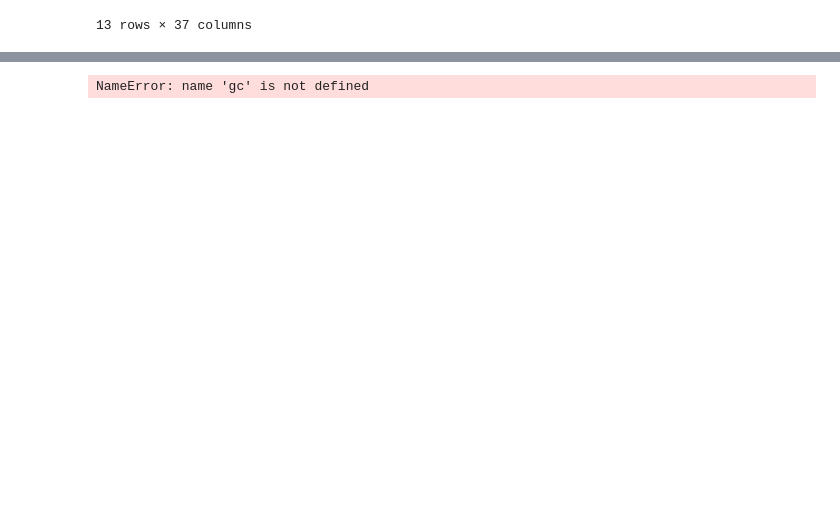
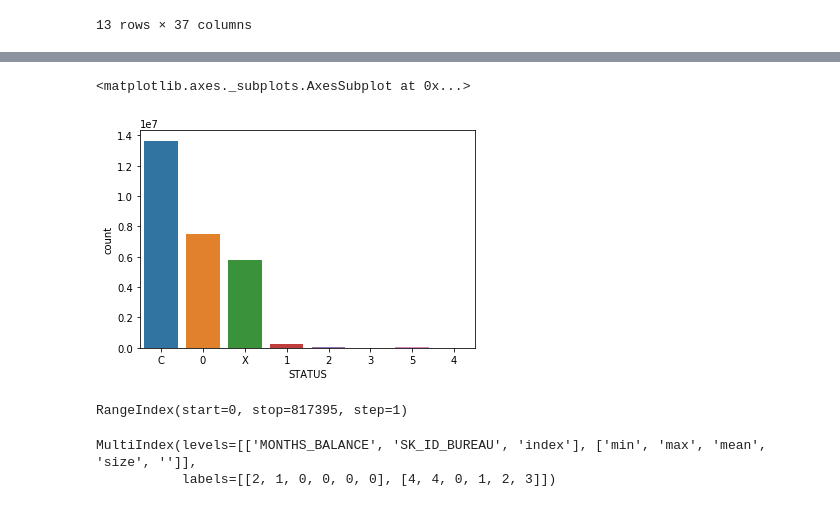
Before and after one commit to kugmax/fastai_learn, a Jupyter notebook: Home Credit Default Risk.ipynb, the cells around one changed output, grey strips where cells are left out. Cells and saved outputs as stored; diff of their text form; code cells hidden in the pictures; blank space fills up the shorter version.

```diff
--- a/Home Credit Default Risk.ipynb
+++ b/Home Credit Default Risk.ipynb
@@ -61,3 +48,10 @@ tables = [pd.read_csv(f'{PATH}{file_name}.csv',low_memory=False) for file_name i
+# %%
+ file_names = ['bureau_balance', 'bureau']
+
+# file_names = ['application_train', 'application_test', 'bureau', 'credit_card_balance',
+#          'installments_payments', 'POS_CASH_balance', 'previous_application']
+
+tables = [pd.read_csv(f'{PATH}{file_name}.csv',low_memory=False) for file_name in file_names]
 # %%
 for t in tables: display(t.head())
 # %% [output]
@@ -232,3 +226,6 @@ for t in tables: display(DataFrameSummary(t).summary())
 | missing_perc | 0% | 0% | 0% | 22.29% | 0% | 0.00% | ... |
 | types | numeric | numeric | categorical | numeric | numeric | numeric | ... |
 13 rows × 37 columns
+# %%
+bb = tables[0]
+b = tables[1]
@@ -235,3 +250,7 @@ for t in tables: display(DataFrameSummary(t).summary())
+# %%
+sns.countplot(bb.STATUS)
+# %% [output]
+<matplotlib.axes._subplots.AxesSubplot at 0x...>
+[figure, added]
 # %%
+? bb.groupby
-# %% [output]
-NameError: name 'gc' is not defined
@@ -237,0 +262,9 @@ NameError: name 'gc' is not defined
+# %%
+bb_agg.index
+# %% [output]
+RangeIndex(start=0, stop=817395, step=1)
+# %%
+bb_agg.columns
+# %% [output]
+MultiIndex(levels=[['MONTHS_BALANCE', 'SK_ID_BUREAU', 'index'], ['min', 'max', 'mean', 'size', '']],
+           labels=[[2, 1, 0, 0, 0, 0], [4, 4, 0, 1, 2, 3]])
```
Also changed, not shown: parts of 9 cells of this notebook.
